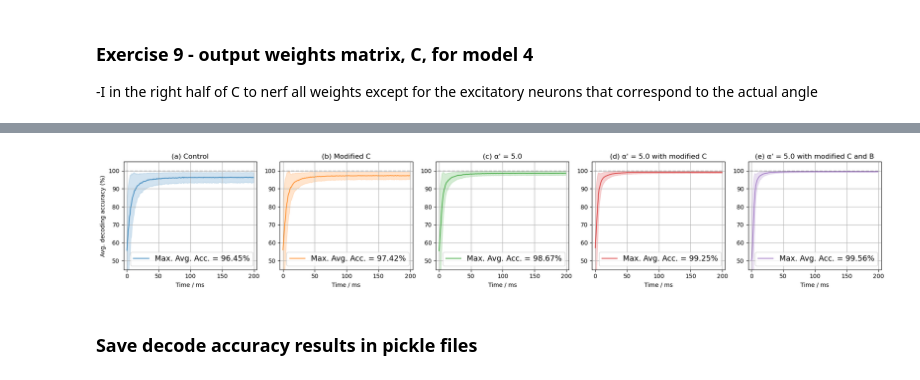
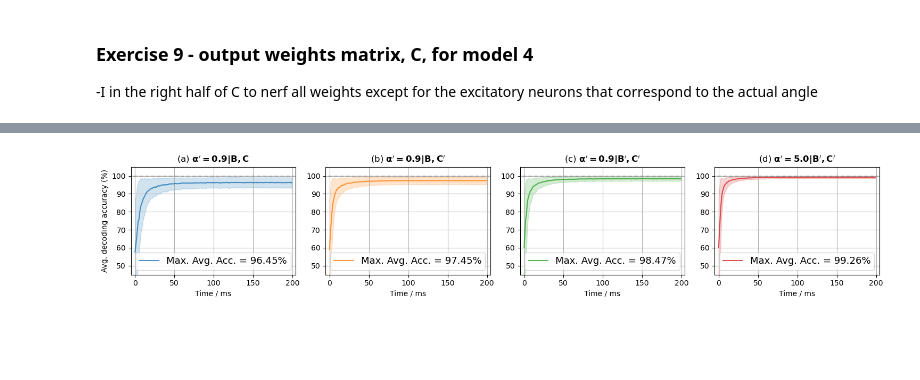
Before and after one commit to elbertwang00/4G3-Courseworks, a Jupyter notebook: Coursework1/coursework1.ipynb, the cells around one changed output, grey strips where cells are left out. Drawn from its saved outputs; the diff is of its cells as text; code cells hidden in the pictures; blank space fills up the shorter version.

```diff
--- a/Coursework1/coursework1.ipynb
+++ b/Coursework1/coursework1.ipynb
@@ -65,6 +65,7 @@ class V1Model:
 
     def rIntegrate(self):
         self.r = self.r + self.dt/self.tau * (-self.r + np.matmul(self.W, self.r) + np.matmul(self.B, self.h))
+        self.r = np.max(np.array([self.r, np.zeros(self.n)]), axis=0)
 
     def calcOutput(self):
         self.noisyOutput = np.matmul(self.C, self.r) + self.sigma*np.random.normal(0,1,self.m)
@@ -546,15 +586,16 @@ sns.set_palette('tab10')
 # %%
-models = ["setModel4()", "setModel4(B=BQ8)", "setModel4(alpha=5.0)", "setModel4(alpha=5.0, B=BQ8)"]
-BQ8 = np.concatenate((np.diag(np.ones(model4.m)), -np.diag(np.ones(model4.m))), axis=0)
+models = ["setModel4()", "setModel4(B=BQ8, C=CQ9)", "setModel4(alpha=5.0)", "setModel4(alpha=5.0, B=BQ8)"]
 timesteps = np.arange(0,201)
+
+nTrials = 1000
 
 if os.path.exists('decodeAccuracies8.pkl'):
     with open('decodeAccuracies8.pkl', 'rb') as f:
         decodeAccuracies8 = pickle.load(f)
 else:
-    decodeAccuracies8 = [np.zeros((nTrials, len(timesteps))) for _ in range(nModels)]
+    decodeAccuracies8 = [np.zeros((nTrials, len(timesteps))) for _ in range(len(models))]
 
-    for trial in tqdm(range(1000)):
+    for trial in tqdm(range(nTrials)):
         randTheta = np.random.uniform(0,2*np.pi,1)
         for m in range(len(models)):
             model = eval(models[m])
@@ -572,14 +613,14 @@ with open('decodeAccuracies8.pkl', 'wb') as f:
 # %%
 fig,ax = plt.subplots(1,4,figsize=[15,3])
 
-plotLabels = [f"Control",
-              f"Modified B",
-              f"α' = 5.0",
-              f"α' = 5.0 with modified B"]
+plotLabels = ["$\\mathbf{α' = 0.9 | B }$",
+              "$\\mathbf{α' = 0.9 | B'}$",
+              "$\\mathbf{α' = 5.0 | B }$",
+              "$\\mathbf{α' = 5.0 | B'}$"]
 
 timesteps = np.arange(0,200)
 
-for i in range(len(models)):
+for i in range(4):
     accs = 100 - decodeAccuracies8[i][:,1:] / np.pi * 100
     stdDev = np.var(accs, axis=0)**0.5
     avgAcc = np.mean(accs, axis=0)
@@ -598,6 +639,6 @@ for i in range(len(models)):
     if i==0:
         ax[i].set_ylabel('Avg. decoding accuracy (%)')
 
-fig.tight_layout(h_pad=1, w_pad=0)
+fig.tight_layout(h_pad=1, w_pad=0.1)
 plt.show()
 # %% [output]
@@ -657,15 +715,16 @@ sns.set_palette('tab10')
 # %%
-models = ["setModel4()", "setModel4(C=CQ9)", "setModel4(alpha=5.0)", "setModel4(alpha=5.0, C=CQ9)", "setModel4(alpha=5.0, B=BQ8, C=CQ9)"]
-CQ9 = np.concatenate((np.diag(np.ones(model4.m)), np.diag(np.ones(model4.m))), axis=1)
+models = ["setModel4()", "setModel4(C=CQ9)", "setModel4(B=BQ8, C=CQ9)", "setModel4(alpha=5.0, B=BQ8, C=CQ9)"]
 timesteps = np.arange(0,201)
+
+nTrials = 1000
 
 if os.path.exists('decodeAccuracies9.pkl'):
     with open('decodeAccuracies9.pkl', 'rb') as f:
         decodeAccuracies9 = pickle.load(f)
 else:
-    decodeAccuracies9 = [np.zeros((nTrials, len(timesteps))) for _ in range(nModels)]
+    decodeAccuracies9 = [np.zeros((nTrials, len(timesteps))) for _ in range(len(models))]
 
-    for trial in tqdm(range(1000)):
+    for trial in tqdm(range(nTrials)):
         randTheta = np.random.uniform(0,2*np.pi,1)
         for m in range(len(models)):
             model = eval(models[m])
@@ -681,38 +740,35 @@ with open('decodeAccuracies9.pkl', 'wb') as f:
     pickle.dump(decodeAccuracies9, f)
     f.close()
 # %%
-fig,ax = plt.subplots(1,5,figsize=[19,3.5])
+fig,ax = plt.subplots(1,len(models),figsize=[15,3])
 
-plotLabels = [f"Control",
-              f"Modified C",
-              f"α' = 5.0",
-              f"α' = 5.0 with modified C",
-              f"α' = 5.0 with modified C and B"]
+plotLabels = ["$\\mathbf{α' = 0.9 | B,C}$",
+              "$\\mathbf{α' = 0.9 | B,C'}$",
+              "$\\mathbf{α' = 0.9 | B',C'}$",
+              "$\\mathbf{α' = 5.0 | B',C'}$"]
 
 timesteps = np.arange(0,200)
 
 for i in range(len(models)):
     accs = 100 - decodeAccuracies9[i][:,1:] / np.pi * 100
     stdDev = np.var(accs, axis=0)**0.5
     avgAcc = np.mean(accs, axis=0)
     ax[i].fill_between(timesteps, avgAcc + stdDev, avgAcc - stdDev, color=defaultColors[i], alpha=0.2)
     ax[i].plot(timesteps, avgAcc, color=defaultColors[i], alpha=0.8, label=f"Max. Avg. Acc. = {max(avgAcc):.2f}%")
     ax[i].hlines(100,-2,accs.shape[1]+2, color='black', linestyle='--', alpha=0.2, label='_Hidden')
 
     ax[i].set_title(f"({letters[i]}) {plotLabels[i]}")
     ax[i].set_xlabel('Time / ms')
 
     ax[i].set_xlim(-5, accs.shape[1]+4)
     ax[i].set_ylim(45, 105)
     ax[i].grid()
     ax[i].legend(loc='lower right', fontsize=13)
 
     if i==0:
         ax[i].set_ylabel('Avg. decoding accuracy (%)')
 
 fig.tight_layout(h_pad=1, w_pad=0)
 plt.show()
 # %% [output]
-[figure, old version]
+[figure, new version]
-# %% [markdown]
-### Save decode accuracy results in pickle files
```
Also changed, not shown: parts of 10 cells of this notebook.
